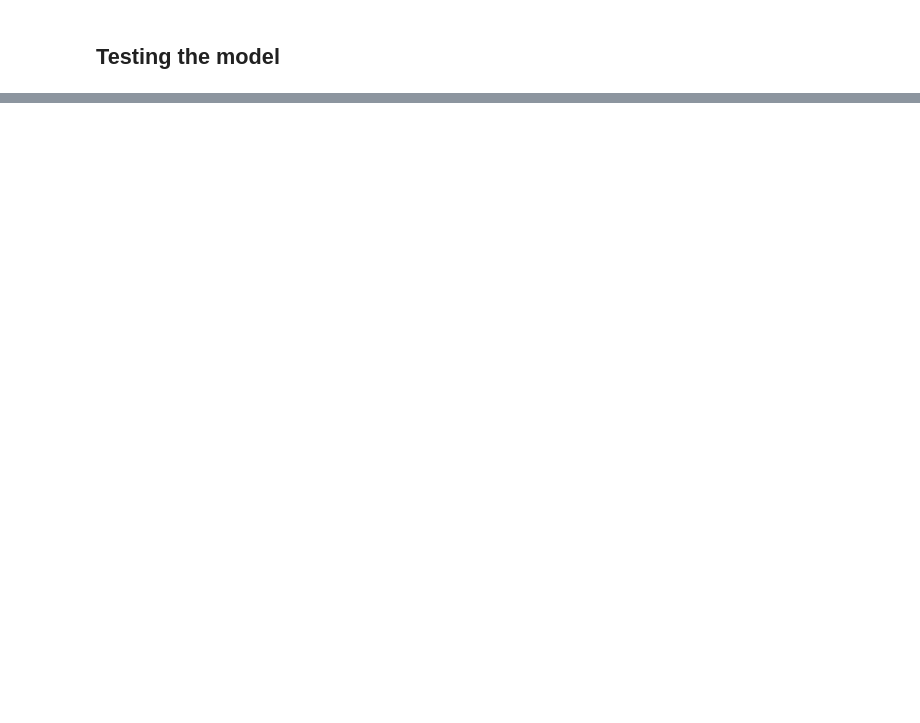
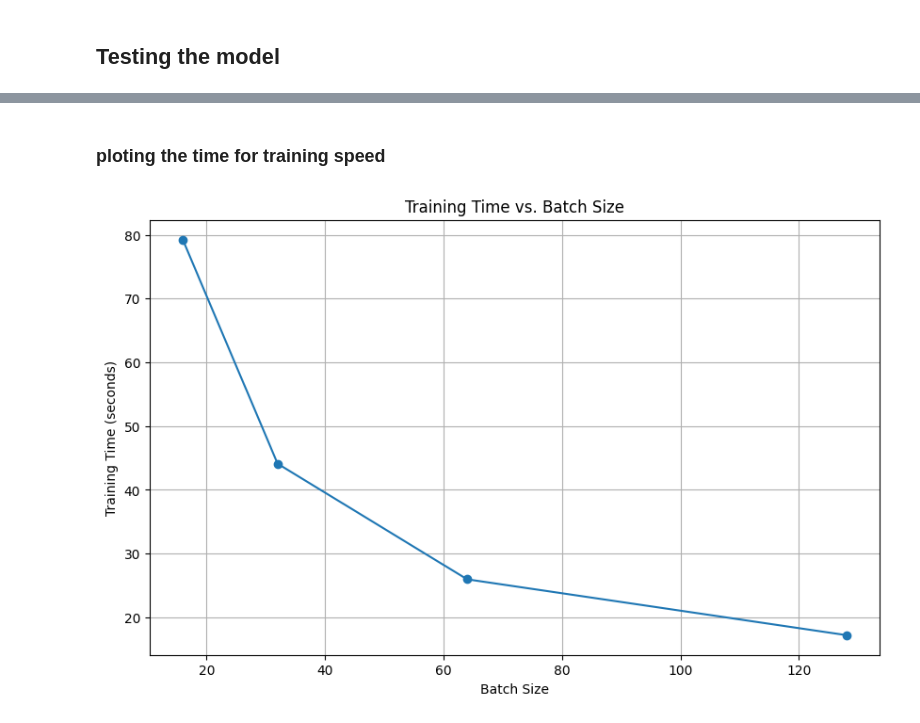
Before and after one commit to abdelrahman7124/Machine-Learning-lab-2, a Jupyter notebook: Neural_Networks.ipynb, the cells around one changed output, grey strips where cells are left out. Drawn from its saved outputs; the diff is of its cells as text; code cells hidden in the pictures; blank space fills up the shorter version.

```diff
--- a/Neural_Networks.ipynb
+++ b/Neural_Networks.ipynb
@@ -79,0 +80,6 @@ Sequential(
+# %%
+def parameter_setter(learning_rate=.01,num_epochs=20,batch_size=64):
+   global loss_function, optimizer, loader
+   loss_function = nn.CrossEntropyLoss()
+   optimizer = SGD.SGD(neural_network.parameters(), lr=learning_rate)
+   loader=dl.build_loader(batch_size)
@@ -249,0 +405,25 @@ Average Test Accuracy over all batches: 95.01%
+# %%
+import time
+
+batch_sizes = [16,32,64,128]
+best_val_accuracy = 0
+best_batch_size = None
+training_times = []
+
+for batch_size in batch_sizes:
+    parameter_setter(batch_size=batch_size)
+    start_time = time.time()
+    train_model()
+    end_time = time.time()
+    training_times.append(end_time - start_time)
+
+    max_val_acc = max(val_accs)
+    if max_val_acc > best_val_accuracy:
+        best_val_accuracy = max_val_acc
+        best_batch_size = batch_size
+
+    plot_loss(f"with batch size of {batch_size}")
+    plot_acc(f"with batch size of {batch_size}")
+    plot_converge(f"with batch size of {batch_size}")
+
+print(f"\nBest batch size: {best_batch_size} with a validation accuracy of {best_val_accuracy:.2f}%")
@@ -249,0 +518,12 @@ Average Test Accuracy over all batches: 95.01%
+# %% [markdown]
+### ploting the time for training speed
+# %%
+plt.figure(figsize=(10, 6))
+plt.plot(batch_sizes, training_times, marker='o')
+plt.xlabel('Batch Size')
+plt.ylabel('Training Time (seconds)')
+plt.title('Training Time vs. Batch Size')
+plt.grid(True)
+plt.show()
+# %% [output]
+[figure, added]
```
Also changed, not shown: parts of 31 cells of this notebook, 1 other file.
